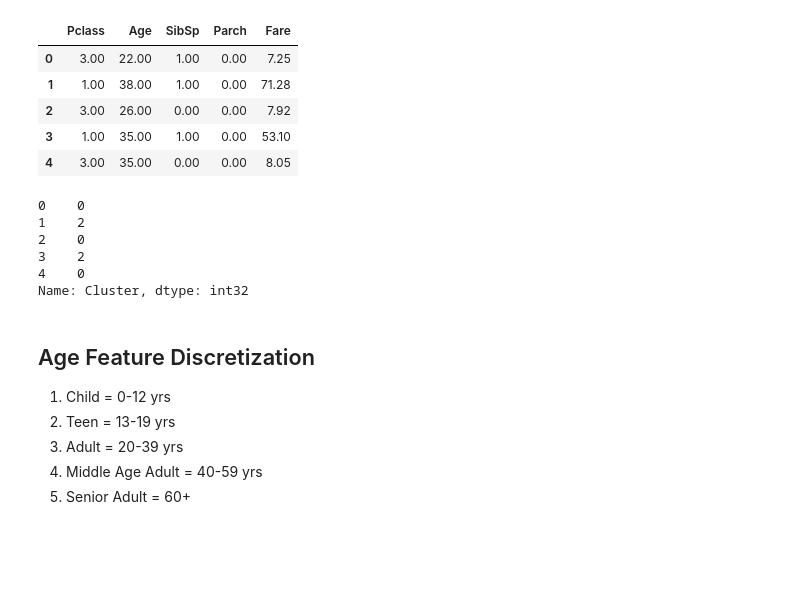
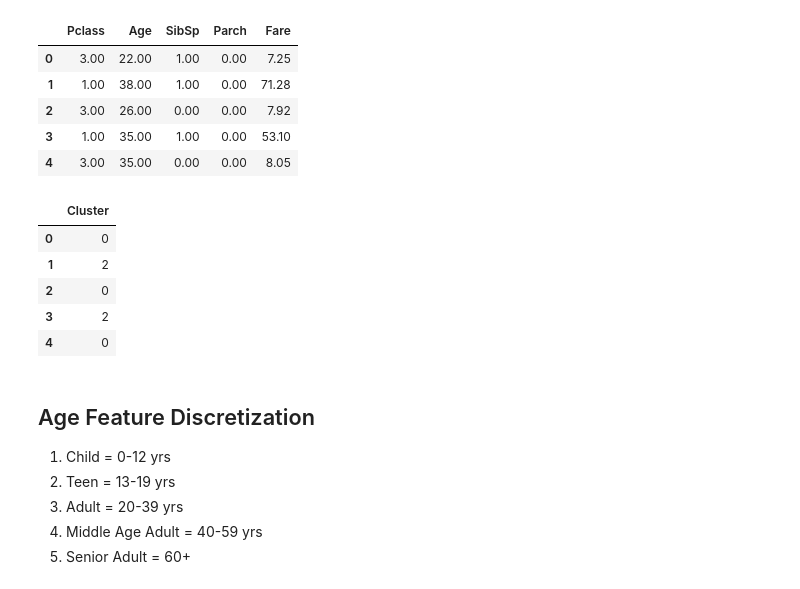
Before and after one commit to Justdek-code/data-science, a Jupyter notebook: titanic_practice/titanic_survived_classification.ipynb, the cells around one changed output. Drawn from its saved outputs; the diff is of its cells as text; code cells hidden in the pictures; blank space fills up the shorter version.

```diff
--- a/titanic_practice/titanic_survived_classification.ipynb
+++ b/titanic_practice/titanic_survived_classification.ipynb
@@ -445,28 +445,32 @@ filled_numerical_data.head()
 # %%
 class Clusterizer(BaseEstimator, TransformerMixin):
 
-    def __init__(self, clusterizer):
-        self.clusterizer = clusterizer
+    def __init__(self, train_data):
+        self.train_data = train_data
 
     def fit(self, X, y=None):
         return self
 
     def transform(self, X):
         X = X.copy()
-        cluster_feature = pd.Series(self.clusterizer.predict(X), name='Cluster')
+
+        kmeans = KMeans(3)
+        kmeans.fit(self.train_data.to_numpy())
+
+        cluster_feature = pd.DataFrame(kmeans.predict(X), columns=['Cluster'])
 
         return cluster_feature
 # %%
-clusterizer = Clusterizer(clusterer)
+clusterizer = Clusterizer(filled_numerical_data)
 # %%
-clusterizer.fit_transform(filled_numerical_data).head()
+clusterizer.fit_transform(filled_numerical_data.to_numpy()).head()
 # %% [output]
-0    0
-1    2
-2    0
-3    2
-4    0
-Name: Cluster, dtype: int32
+|  | Cluster |
+| 0 | 0 |
+| 1 | 2 |
+| 2 | 0 |
+| 3 | 2 |
+| 4 | 0 |
 # %% [markdown]
 ## Age Feature Discretization
 
```
Also changed, not shown: parts of 39 cells of this notebook.
